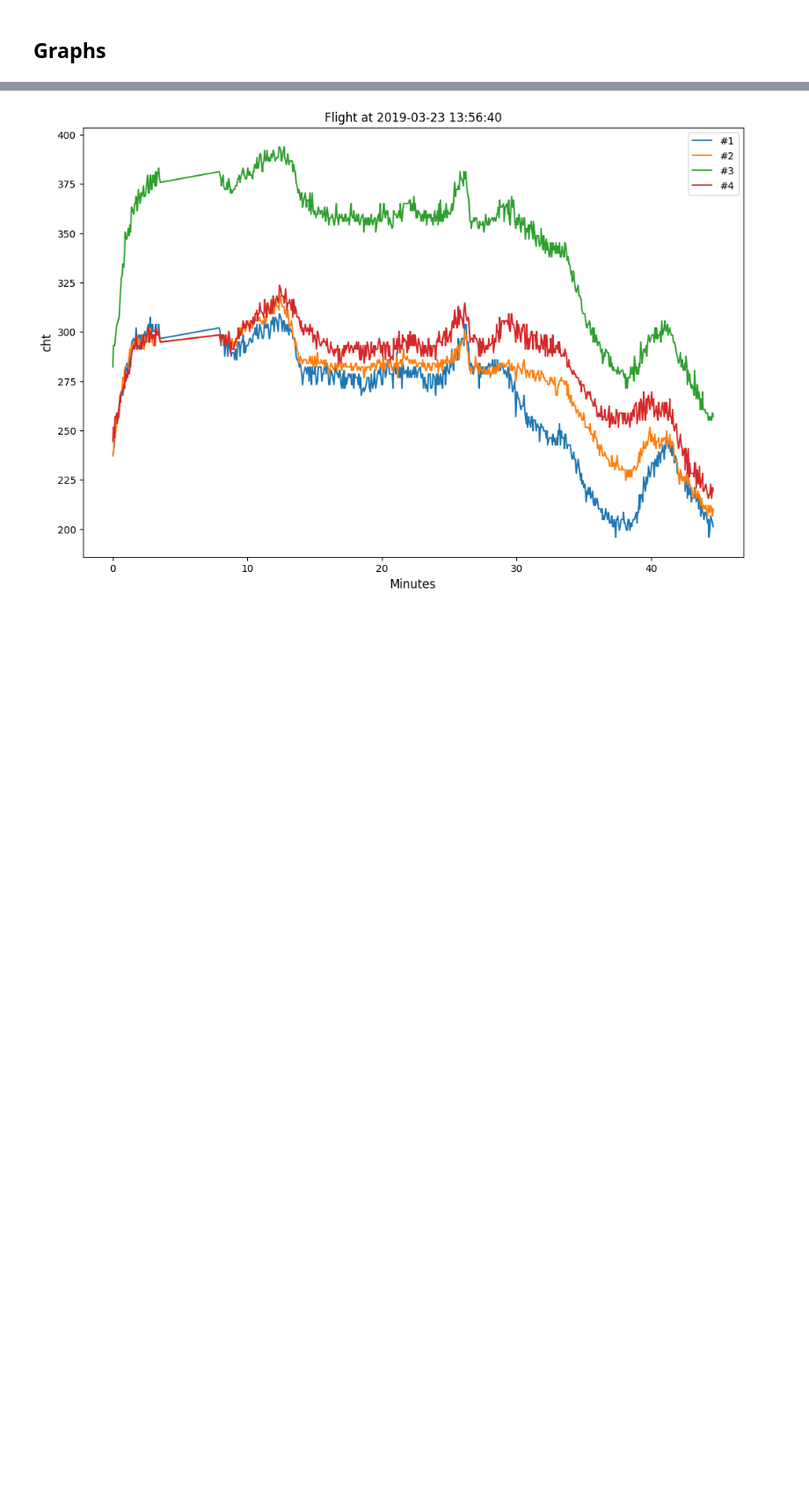
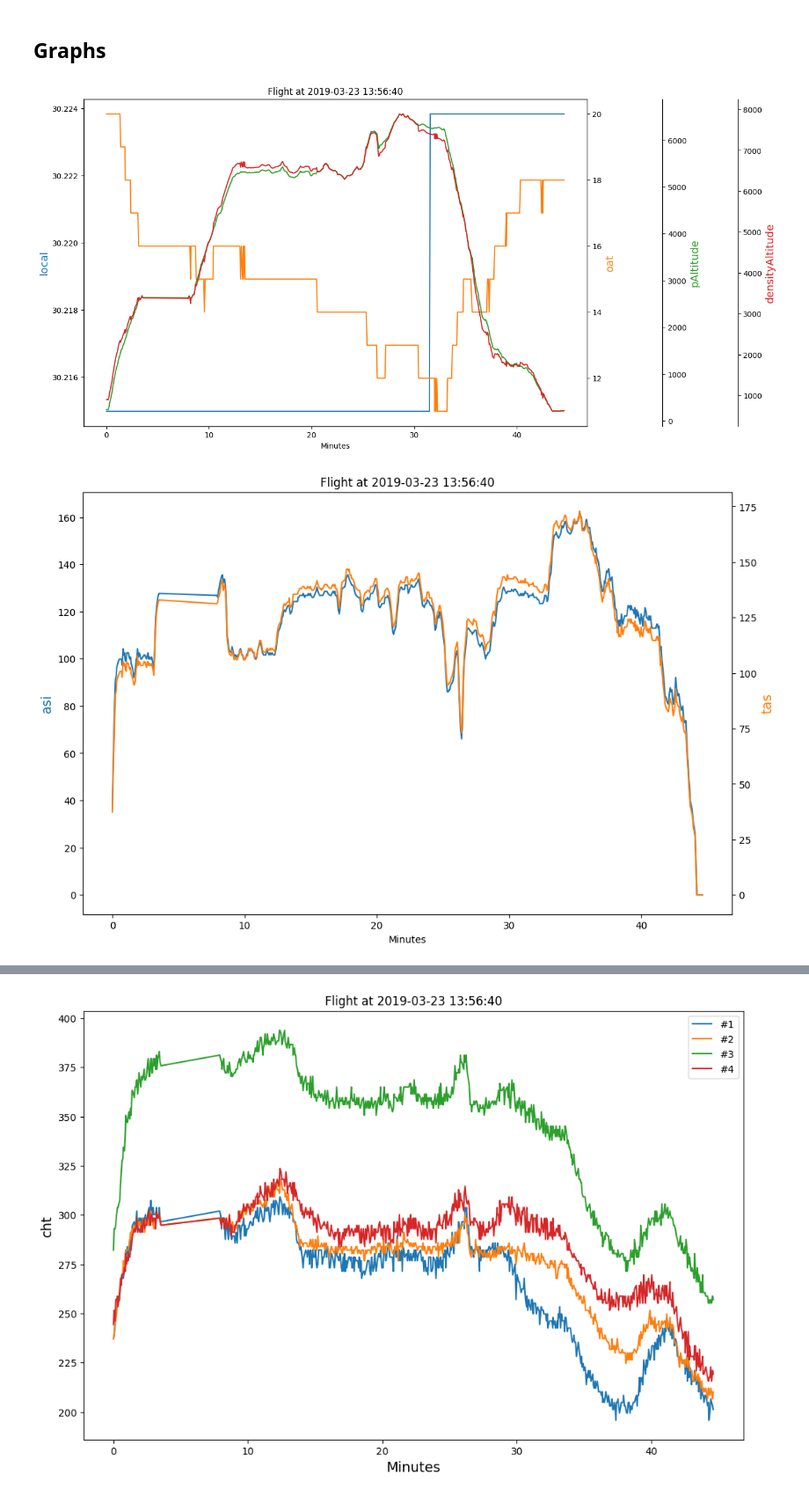
Before and after one commit to azemon/MglEfisPlotter, a Jupyter notebook: notebooks/flight07/overview.ipynb, the cells around one changed output, grey strips where cells are left out. Shown at 88% size. Drawn from its saved outputs; the diff is of its cells as text; code cells hidden in the pictures; blank space fills up the shorter version.

```diff
--- a/notebooks/flight07/overview.ipynb
+++ b/notebooks/flight07/overview.ipynb
@@ -29,6 +29,15 @@ print(p.flight)
 Flight at 2019-03-23 13:56:40 to 2019-03-23 14:34:28,  9657 messages, timestamps 485,416,486 to 485,419,162
 # %% [markdown]
 ## Graphs
+# %%
+p.plot2(['local', 'oat', 'pAltitude', 'densityAltitude'])
+p.show()
+
+p.plot2(['asi', 'tas'])
+p.show()
+# %% [output]
+[figure, added]
+[figure, added]
 # %%
 p.plot2(['asi', 'groundSpeed'])
 p.show()
```
Also changed, not shown: parts of 4 cells of this notebook, 3 other files.
